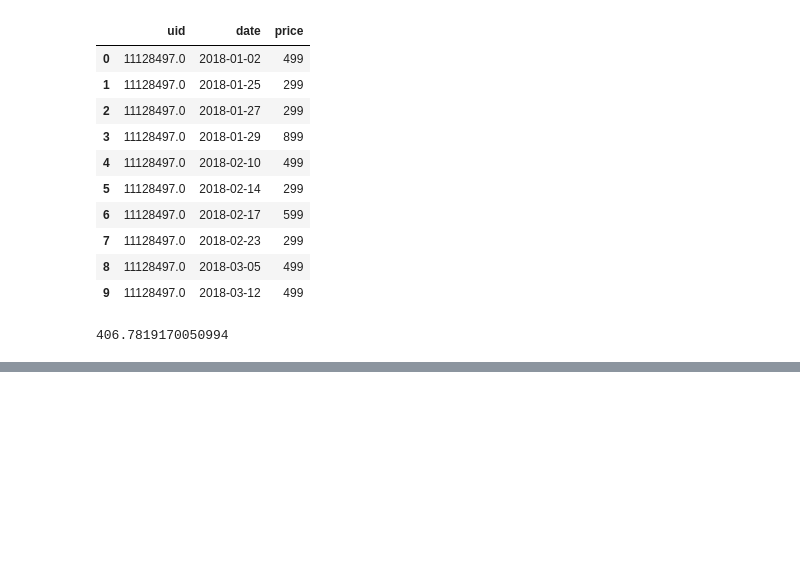
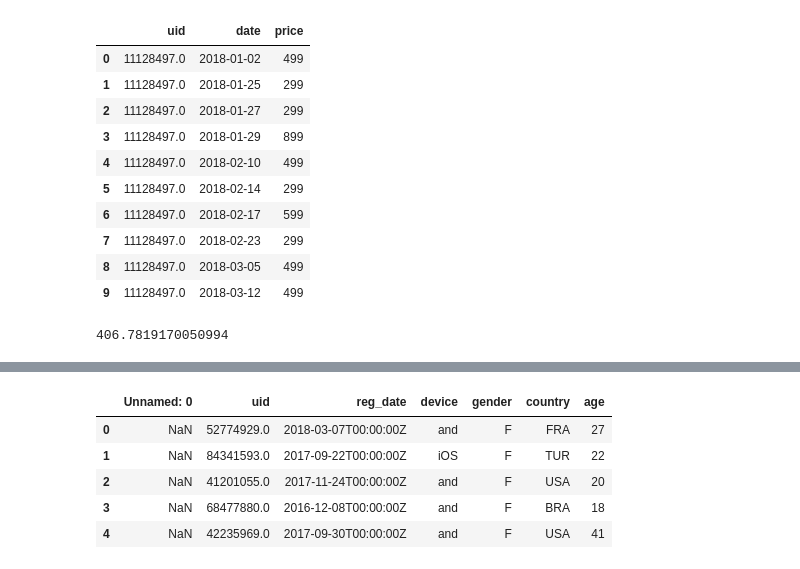
Before and after one commit to sushant2811/customerAnalyticsWithA-BTesting, a Jupyter notebook: customerAnalyticsWithA-BTesting.ipynb, the cells around one changed output, grey strips where cells are left out. Cells and saved outputs as stored; diff of their text form; code cells hidden in the pictures; blank space fills up the shorter version.

```diff
--- a/customerAnalyticsWithA-BTesting.ipynb
+++ b/customerAnalyticsWithA-BTesting.ipynb
@@ -526,0 +553,9 @@ revenueUserDay.price.mean()
+# %%
+demographicsData.head()
+# %% [output]
+|  | Unnamed: 0 | uid | reg_date | device | gender | country | age |
+| 0 | NaN | 52774929.0 | 2018-03-07T00:00:00Z | and | F | FRA | 27 |
+| 1 | NaN | 84341593.0 | 2017-09-22T00:00:00Z | iOS | F | TUR | 22 |
+| 2 | NaN | 41201055.0 | 2017-11-24T00:00:00Z | and | F | USA | 20 |
+| 3 | NaN | 68477880.0 | 2016-12-08T00:00:00Z | and | F | BRA | 18 |
+| 4 | NaN | 42235969.0 | 2017-09-30T00:00:00Z | and | F | USA | 41 |
```
Also changed, not shown: parts of 17 cells of this notebook.
